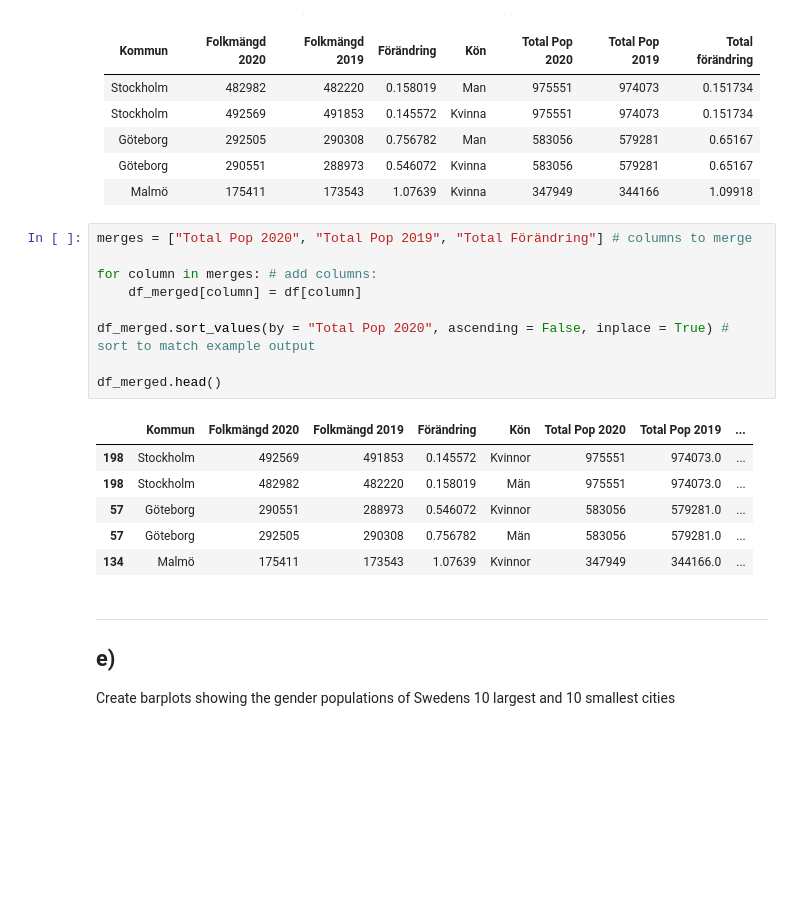
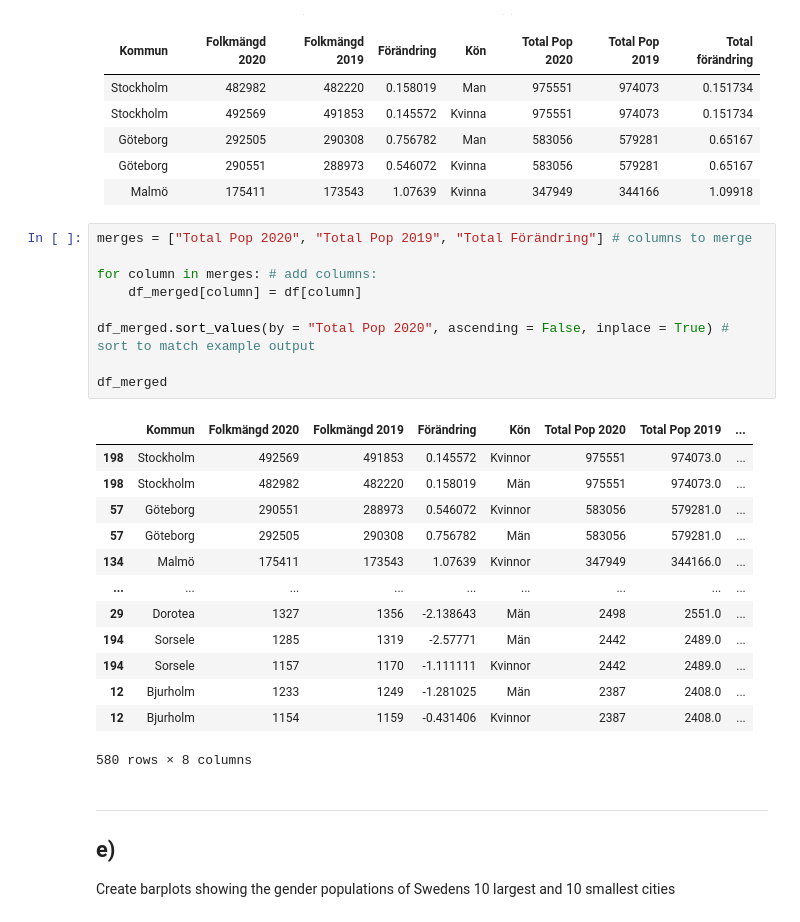
Before and after one commit to Andreas-Svensson/data_processing, a Jupyter notebook: Exercises/E00_pandas_basic_syntax.ipynb, the cells around one changed output. Cells and saved outputs as stored; diff of their text form; blank space fills up the shorter version.

```diff
--- a/Exercises/E00_pandas_basic_syntax.ipynb
+++ b/Exercises/E00_pandas_basic_syntax.ipynb
@@ -398,19 +414,26 @@ Merge this data with the data in b) so that the head look like this: (*)
 # %%
 merges = ["Total Pop 2020", "Total Pop 2019", "Total Förändring"] # columns to merge
 
 for column in merges: # add columns:
     df_merged[column] = df[column]
 
 df_merged.sort_values(by = "Total Pop 2020", ascending = False, inplace = True) # sort to match example output
 
-df_merged.head()
+df_merged
 # %% [output]
 |  | Kommun | Folkmängd 2020 | Folkmängd 2019 | Förändring | Kön | Total Pop 2020 | Total Pop 2019 | ... |
 | 198 | Stockholm | 492569 | 491853 | 0.145572 | Kvinnor | 975551 | 974073.0 | ... |
 | 198 | Stockholm | 482982 | 482220 | 0.158019 | Män | 975551 | 974073.0 | ... |
 | 57 | Göteborg | 290551 | 288973 | 0.546072 | Kvinnor | 583056 | 579281.0 | ... |
 | 57 | Göteborg | 292505 | 290308 | 0.756782 | Män | 583056 | 579281.0 | ... |
 | 134 | Malmö | 175411 | 173543 | 1.07639 | Kvinnor | 347949 | 344166.0 | ... |
+| ... | ... | ... | ... | ... | ... | ... | ... | ... |
+| 29 | Dorotea | 1327 | 1356 | -2.138643 | Män | 2498 | 2551.0 | ... |
+| 194 | Sorsele | 1285 | 1319 | -2.57771 | Män | 2442 | 2489.0 | ... |
+| 194 | Sorsele | 1157 | 1170 | -1.111111 | Kvinnor | 2442 | 2489.0 | ... |
+| 12 | Bjurholm | 1233 | 1249 | -1.281025 | Män | 2387 | 2408.0 | ... |
+| 12 | Bjurholm | 1154 | 1159 | -0.431406 | Kvinnor | 2387 | 2408.0 | ... |
+580 rows × 8 columns
 # %% [markdown]
 ---
 ## e)
```
Also changed, not shown: parts of 3 cells of this notebook.
